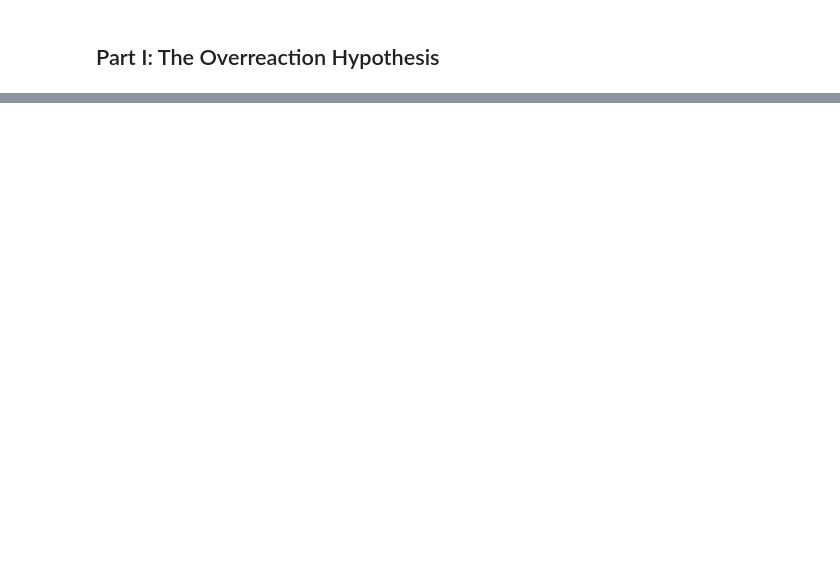
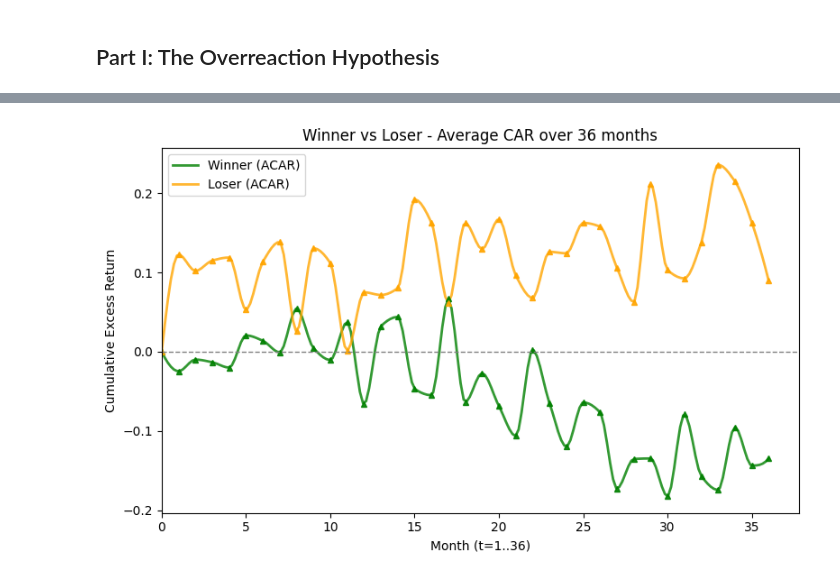
Before and after one commit to FlyingParachute/MathFin_PortfolioMgmt, a Jupyter notebook: notebooks/zxj.ipynb, the cells around one changed output, grey strips where cells are left out. Cells and saved outputs as stored; diff of their text form; code cells hidden in the pictures; blank space fills up the shorter version.

```diff
--- a/notebooks/zxj.ipynb
+++ b/notebooks/zxj.ipynb
@@ -325,0 +396,80 @@ plt.show()
+# %%
+import numpy as np
+import matplotlib.pyplot as plt
+from scipy.interpolate import PchipInterpolator
+
+# 假设 acar 里已有以下列:
+#  - acar['t']: 1..36
+#  - acar['ACAR_w']: Winner 的累计超额收益
+#  - acar['ACAR_l']: Loser 的累计超额收益
+
+#============ 1) 数据处理，让曲线从 (0,0) 出发 ============
+t_vals = acar['t'].values            # [1, 2, 3, ..., 36]
+w_vals = acar['ACAR_w'].values       # winner y值
+l_vals = acar['ACAR_l'].values       # loser y值
+
+# 在头部插入 (0,0)，让曲线从原点开始
+t_w = np.insert(t_vals, 0, 0)
+w_w = np.insert(w_vals, 0, 0)
+t_l = np.insert(t_vals, 0, 0)
+w_l = np.insert(l_vals, 0, 0)
+
+#============ 2) 使用 PchipInterpolator 构造插值函数 ============
+# 它会保证插值后的曲线恰好通过每个给定点
+pchip_w = PchipInterpolator(t_w, w_w)
+pchip_l = PchipInterpolator(t_l, w_l)
+
+#============ 3) 生成较密集的 x 值以绘制平滑曲线 ============
+# 这里以 0~36 为区间，200个点可视需要修改
+x_smooth = np.linspace(0, 36, 200)
+
+# 在这些 x_smooth 上分别计算 Winner/Loser 的插值
+w_smooth = pchip_w(x_smooth)
+l_smooth = pchip_l(x_smooth)
+
+#============ 4) 开始绘图 ============
+plt.figure(figsize=(8,5))
+
+# (a) 平滑插值曲线
+plt.plot(
+    x_smooth, w_smooth,
+    label='Winner (ACAR)',
+    color='green',
+    linewidth=2,
+    alpha=0.8
+)
+plt.plot(
+    x_smooth, l_smooth,
+    label='Loser (ACAR)',
+    color='orange',
+    linewidth=2,
+    alpha=0.8
+)
+
+# (b) 在每个整数 t 点上用三角标记，保证肉眼可见曲线“确实穿过这些点”
+plt.plot(
+    t_w, w_w,
+    marker='^', markersize=5,
+    linestyle='None',
+    color='green',
+    alpha=0.9
+)
+plt.plot(
+    t_l, w_l,
+    marker='^', markersize=5,
+    linestyle='None',
+    color='orange',
+    alpha=0.9
+)
+
+# (c) 参考线、边界等
+plt.axhline(y=0, color='gray', linestyle='--', linewidth=1)
+plt.xlim(left=0)  # 让(0,0)紧贴纵轴
+plt.xlabel('Month (t=1..36)')
+plt.ylabel('Cumulative Excess Return')
+plt.title('Winner vs Loser - Average CAR over 36 months')
+plt.legend()
+plt.tight_layout()
+plt.show()
+# %% [output]
+[figure, added]
```
Also changed, not shown: parts of 7 cells of this notebook, 1 other file.
